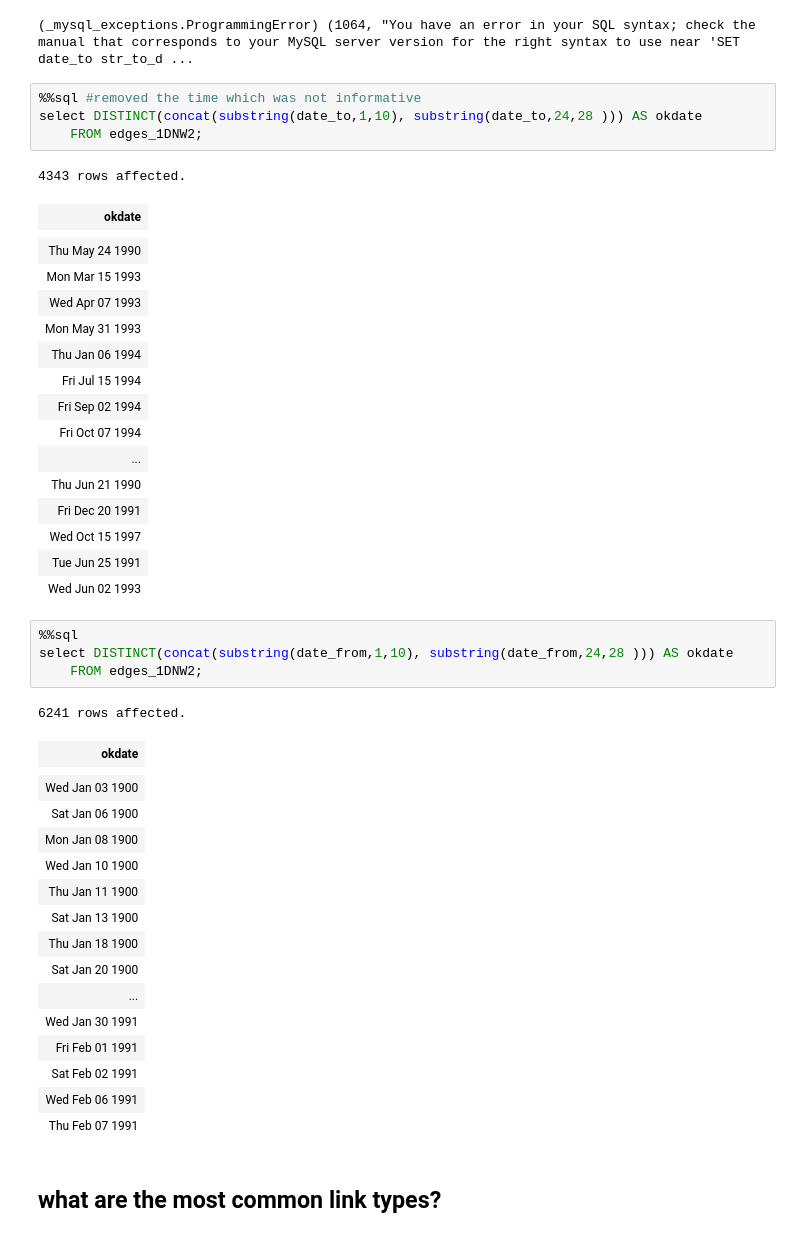
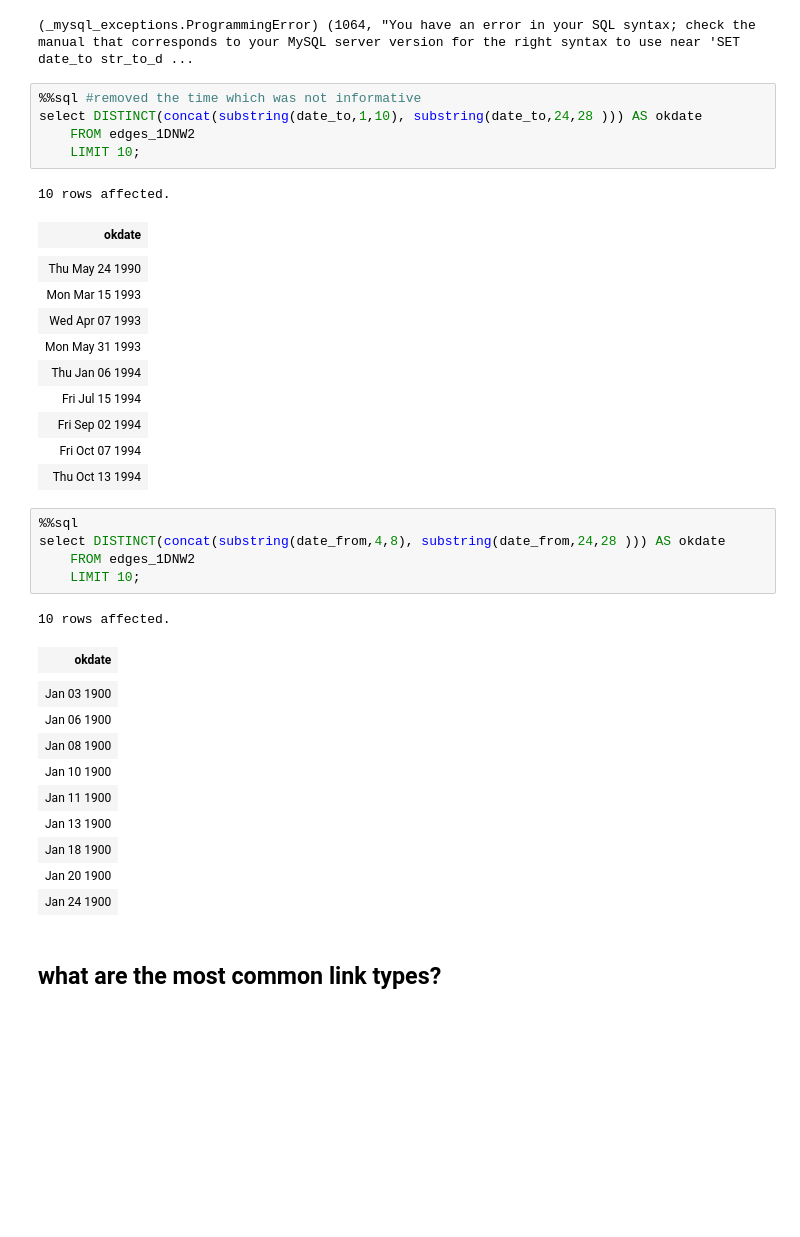
Before and after one commit to stephgline/sql_challenge_exploring_offshoreleaks, a Jupyter notebook: 4.8.16panama_papers.ipynb, the cells around one changed output. Drawn from its saved outputs; the diff is of its cells as text; blank space fills up the shorter version.

```diff
--- a/4.8.16panama_papers.ipynb
+++ b/4.8.16panama_papers.ipynb
@@ -477,9 +477,10 @@ SELECT date_to
 # %%
 %%sql #removed the time which was not informative
 select DISTINCT(concat(substring(date_to,1,10), substring(date_to,24,28 ))) AS okdate
-    FROM edges_1DNW2;
+    FROM edges_1DNW2
+    LIMIT 10;
 # %% [output]
-4343 rows affected.
+10 rows affected.
 | okdate |
 |  |
 | Thu May 24 1990 |
@@ -490,34 +491,25 @@ select DISTINCT(concat(substring(date_to,1,10), substring(date_to,24,28 ))) AS o
 | Fri Jul 15 1994 |
 | Fri Sep 02 1994 |
 | Fri Oct 07 1994 |
-| ... |
-| Thu Jun 21 1990 |
-| Fri Dec 20 1991 |
-| Wed Oct 15 1997 |
-| Tue Jun 25 1991 |
-| Wed Jun 02 1993 |
+| Thu Oct 13 1994 |
 # %%
 %%sql
-select DISTINCT(concat(substring(date_from,1,10), substring(date_from,24,28 ))) AS okdate
-    FROM edges_1DNW2;
+select DISTINCT(concat(substring(date_from,4,8), substring(date_from,24,28 ))) AS okdate
+    FROM edges_1DNW2
+    LIMIT 10;
 # %% [output]
-6241 rows affected.
+10 rows affected.
 | okdate |
 |  |
-| Wed Jan 03 1900 |
-| Sat Jan 06 1900 |
-| Mon Jan 08 1900 |
-| Wed Jan 10 1900 |
-| Thu Jan 11 1900 |
-| Sat Jan 13 1900 |
-| Thu Jan 18 1900 |
-| Sat Jan 20 1900 |
-| ... |
-| Wed Jan 30 1991 |
-| Fri Feb 01 1991 |
-| Sat Feb 02 1991 |
-| Wed Feb 06 1991 |
-| Thu Feb 07 1991 |
+| Jan 03 1900 |
+| Jan 06 1900 |
+| Jan 08 1900 |
+| Jan 10 1900 |
+| Jan 11 1900 |
+| Jan 13 1900 |
+| Jan 18 1900 |
+| Jan 20 1900 |
+| Jan 24 1900 |
 # %% [markdown]
 ## what are the most common link types?
 # %%
```
Also changed, not shown: parts of 11 cells of this notebook.
